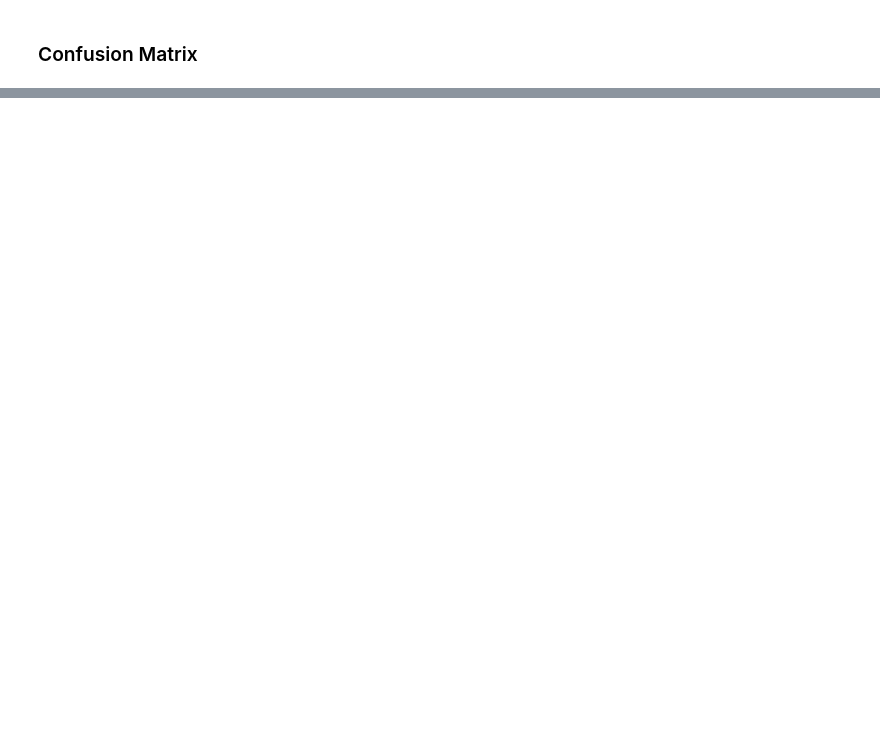
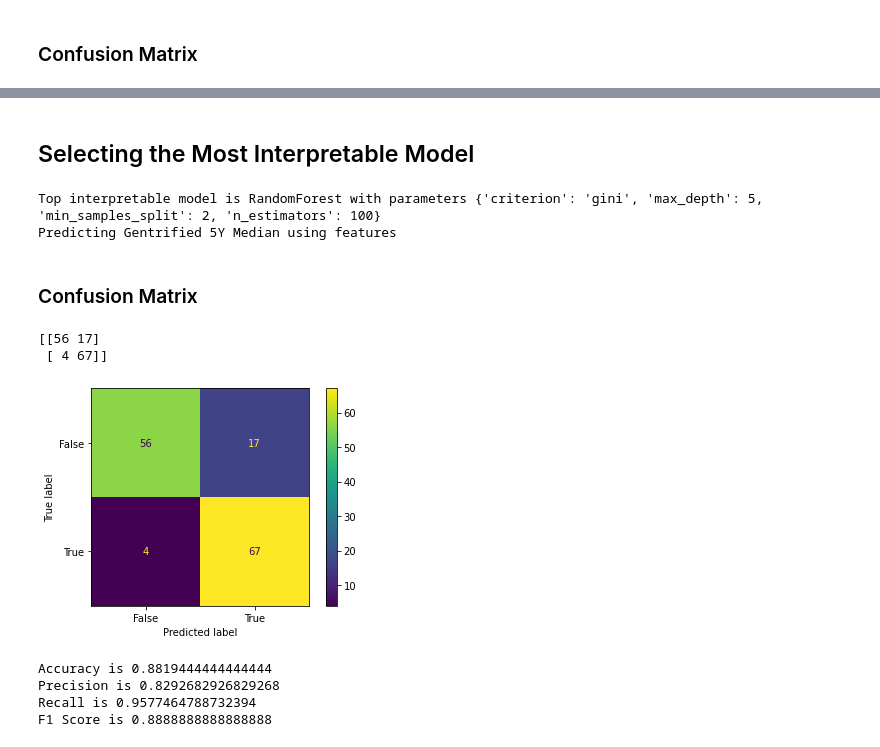
Before and after one commit to catonbrewster1/austin_gentrification, a Jupyter notebook: 3_fit_models.ipynb, the cells around one changed output, grey strips where cells are left out. Cells and saved outputs as stored; diff of their text form; code cells hidden in the pictures; blank space fills up the shorter version.

```diff
--- a/3_fit_models.ipynb
+++ b/3_fit_models.ipynb
@@ -339,0 +411,48 @@ full_results[(full_results["Outcome Timeframe"] == "5Y") &
+# %% [markdown]
+## Selecting the Most Interpretable Model
+# %%
+sorted_intrp = full_results[full_results['Model'] != "KNeighbors"].sort_values(["Accuracy", "Recall"],
+                                                                                ascending = False)
+
+intrp_model = sorted_intrp.iloc[0,]['Model']
+intrp_timeframe = "Gentrified " + sorted_intrp.iloc[0,]['Outcome Timeframe'] + " Median"
+intrp_feat = sorted_intrp.iloc[0,]['Feature Set']
+intrp_params = sorted_intrp.iloc[0,]['Parameters']
+print("Top interpretable model is", intrp_model, "with parameters", intrp_params)
+print("Predicting", intrp_timeframe, "using", intrp_feat)
+
+X_train, X_test, y_train, y_test = train_test_split(smotes[intrp_timeframe][intrp_feat]["X"],
+                                                    smotes[intrp_timeframe][intrp_feat]["y"],
+                                                    test_size=0.2,
+                                                    random_state=0)
+# %% [output]
+Top interpretable model is RandomForest with parameters {'criterion': 'gini', 'max_depth': 5, 'min_samples_split': 2, 'n_estimators': 100}
+Predicting Gentrified 5Y Median using features
+# %%
+intrp_model = RandomForestClassifier(criterion = 'gini',
+                                     max_depth = 5,
+                                     min_samples_split = 2,
+                                     n_estimators = 100)
+
+intrp_model.fit(X_train, y_train.values.ravel())
+
+y_pred_intrp = intrp_model.predict(X_test)
+# %% [markdown]
+### Confusion Matrix
+# %%
+plot_confusion_matrix(intrp_model,X_test,y_test)
+print(metrics.confusion_matrix(y_test, y_pred_intrp))
+# %% [output]
+[[56 17]
+ [ 4 67]]
+[figure, added]
+# %%
+print("Accuracy is", sorted_intrp.iloc[0,]['Accuracy'])
+print("Precision is", sorted_intrp.iloc[0,]['Precision'])
+print("Recall is", sorted_intrp.iloc[0,]['Recall'])
+print("F1 Score is", sorted_intrp.iloc[0,]['F1 Score'])
+# %% [output]
+Accuracy is 0.8819444444444444
+Precision is 0.8292682926829268
+Recall is 0.9577464788732394
+F1 Score is 0.8888888888888888
```
Also changed, not shown: parts of 23 cells of this notebook.
